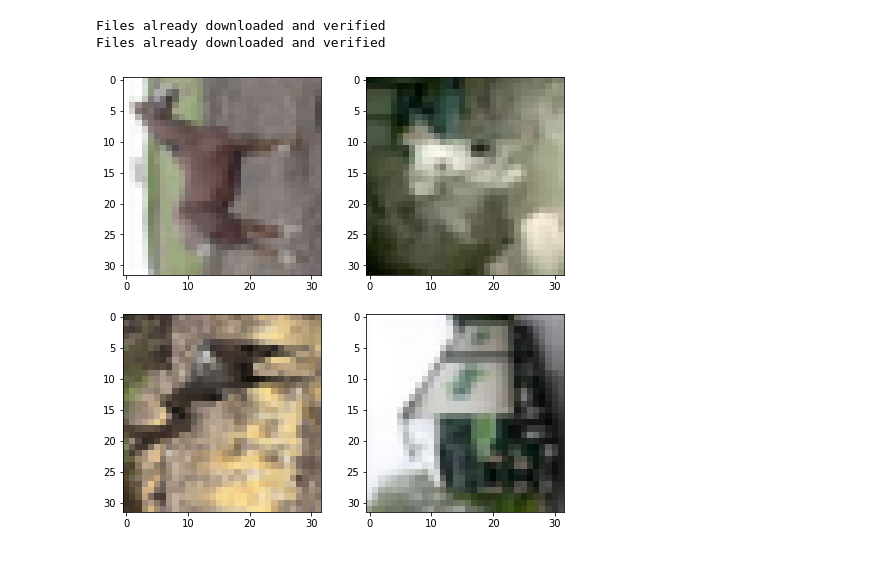
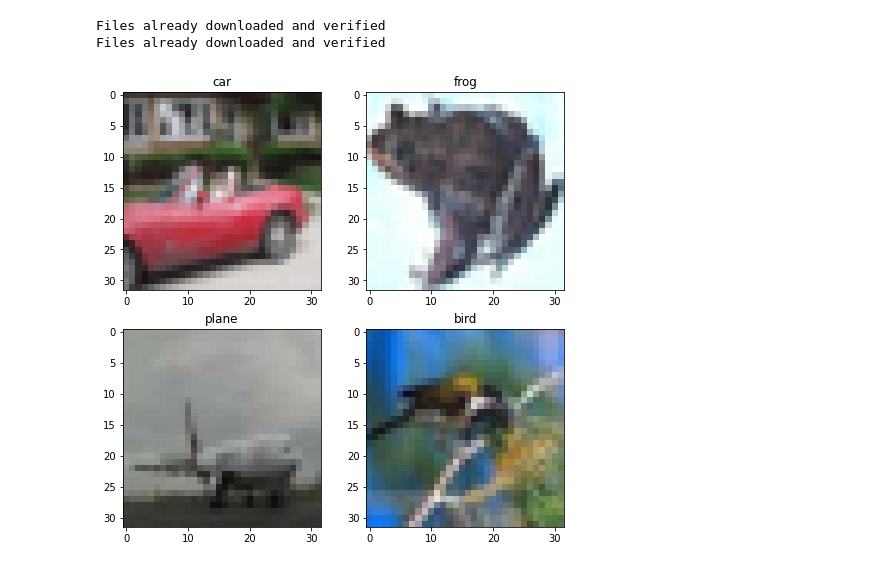
Before and after one commit to datasith/ds-experiments-pytorch, a Jupyter notebook: 02_image_classification_cifar-10.ipynb, the cells around one changed output. Cells and saved outputs as stored; diff of their text form; code cells hidden in the pictures.

```diff
--- a/02_image_classification_cifar-10.ipynb
+++ b/02_image_classification_cifar-10.ipynb
@@ -49,14 +49,15 @@ examples = iter(train_loader)
 samples, labels = examples.next()
 # %%
 plt.figure(figsize=(8,8))
-for i in range(4):
+for i in range(batch_size):
     plt.subplot(2,2,i+1)
-    img = (samples[i] + 1) / 2
-    img = img.T
+    img = (samples[i] + 1) / 2 # de-normalize
+    img = img.numpy().transpose((1, 2, 0))
     plt.imshow(img)
+    plt.title(classes[ labels[i] ])
 plt.show()
 # %% [output]
-[figure, old version]
+[figure, new version]
 # %%
 class ConvNet(nn.Module):
     def __init__(self, num_classes):
```
Also changed, not shown: parts of 2 cells of this notebook.
